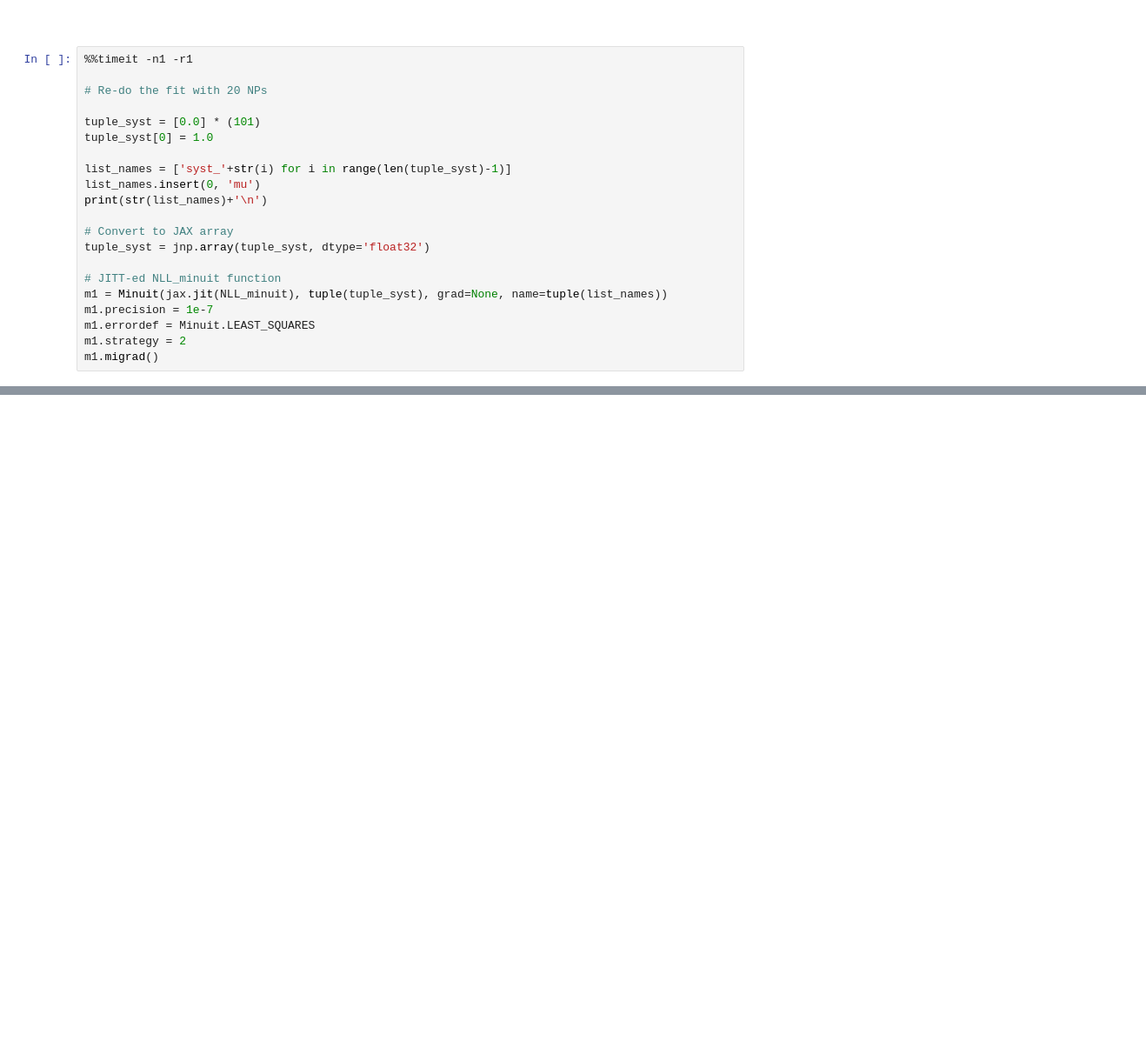
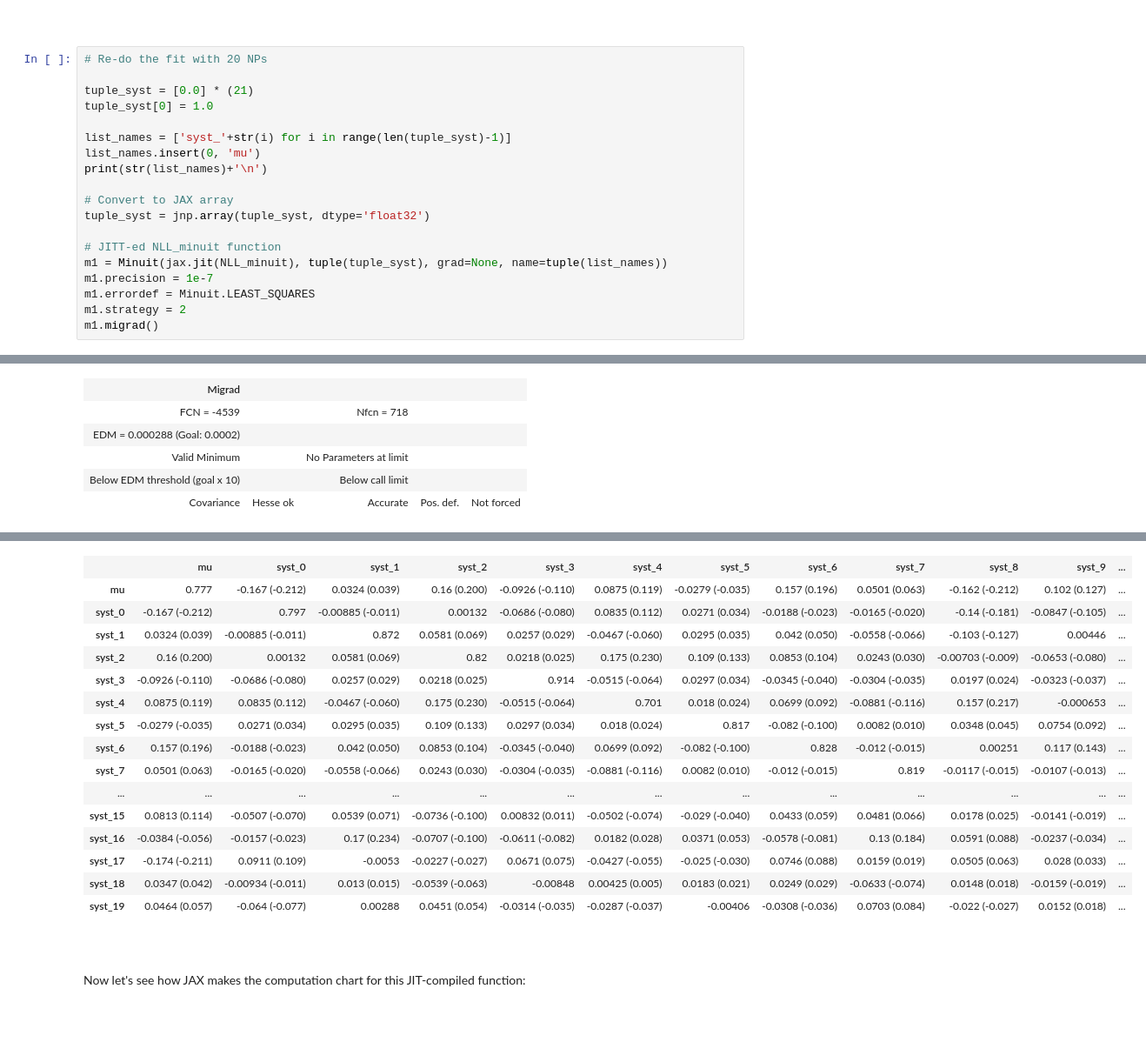
Before and after one commit to hsf-india-may2023/JAX_in_HEP, a Jupyter notebook: Exercise_3.ipynb, the cells around one changed output, grey strips where cells are left out. Shown at 87% size. Saved outputs shown, nothing was run; the diff lists cells and outputs as text; blank space fills up the shorter version.

```diff
--- a/Exercise_3.ipynb
+++ b/Exercise_3.ipynb
@@ -210,11 +194,9 @@ def NLL_minuit(param_array):
 # %% [markdown]
 <br>
 # %%
-%%timeit -n1 -r1
-
 # Re-do the fit with 20 NPs
 
-tuple_syst = [0.0] * (101)
+tuple_syst = [0.0] * (21)
 tuple_syst[0] = 1.0
 
 list_names = ['syst_'+str(i) for i in range(len(tuple_syst)-1)]
@@ -236,0 +217,6 @@ m1.migrad()
+| Migrad |  |  |  |  |
+| FCN = -4539 |  | Nfcn = 718 |  |  |
+| EDM = 0.000288 (Goal: 0.0002) |  |  |  |  |
+| Valid Minimum |  | No Parameters at limit |  |  |
+| Below EDM threshold (goal x 10) |  | Below call limit |  |  |
+| Covariance | Hesse ok | Accurate | Pos. def. | Not forced |
@@ -237,3 +239,23 @@ m1.migrad()
+|  | mu | syst_0 | syst_1 | syst_2 | syst_3 | syst_4 | syst_5 | syst_6 | syst_7 | syst_8 | syst_9 | ... |
+| mu | 0.777 | -0.167 (-0.212) | 0.0324 (0.039) | 0.16 (0.200) | -0.0926 (-0.110) | 0.0875 (0.119) | -0.0279 (-0.035) | 0.157 (0.196) | 0.0501 (0.063) | -0.162 (-0.212) | 0.102 (0.127) | ... |
+| syst_0 | -0.167 (-0.212) | 0.797 | -0.00885 (-0.011) | 0.00132 | -0.0686 (-0.080) | 0.0835 (0.112) | 0.0271 (0.034) | -0.0188 (-0.023) | -0.0165 (-0.020) | -0.14 (-0.181) | -0.0847 (-0.105) | ... |
+| syst_1 | 0.0324 (0.039) | -0.00885 (-0.011) | 0.872 | 0.0581 (0.069) | 0.0257 (0.029) | -0.0467 (-0.060) | 0.0295 (0.035) | 0.042 (0.050) | -0.0558 (-0.066) | -0.103 (-0.127) | 0.00446 | ... |
+| syst_2 | 0.16 (0.200) | 0.00132 | 0.0581 (0.069) | 0.82 | 0.0218 (0.025) | 0.175 (0.230) | 0.109 (0.133) | 0.0853 (0.104) | 0.0243 (0.030) | -0.00703 (-0.009) | -0.0653 (-0.080) | ... |
+| syst_3 | -0.0926 (-0.110) | -0.0686 (-0.080) | 0.0257 (0.029) | 0.0218 (0.025) | 0.914 | -0.0515 (-0.064) | 0.0297 (0.034) | -0.0345 (-0.040) | -0.0304 (-0.035) | 0.0197 (0.024) | -0.0323 (-0.037) | ... |
+| syst_4 | 0.0875 (0.119) | 0.0835 (0.112) | -0.0467 (-0.060) | 0.175 (0.230) | -0.0515 (-0.064) | 0.701 | 0.018 (0.024) | 0.0699 (0.092) | -0.0881 (-0.116) | 0.157 (0.217) | -0.000653 | ... |
+| syst_5 | -0.0279 (-0.035) | 0.0271 (0.034) | 0.0295 (0.035) | 0.109 (0.133) | 0.0297 (0.034) | 0.018 (0.024) | 0.817 | -0.082 (-0.100) | 0.0082 (0.010) | 0.0348 (0.045) | 0.0754 (0.092) | ... |
+| syst_6 | 0.157 (0.196) | -0.0188 (-0.023) | 0.042 (0.050) | 0.0853 (0.104) | -0.0345 (-0.040) | 0.0699 (0.092) | -0.082 (-0.100) | 0.828 | -0.012 (-0.015) | 0.00251 | 0.117 (0.143) | ... |
+| syst_7 | 0.0501 (0.063) | -0.0165 (-0.020) | -0.0558 (-0.066) | 0.0243 (0.030) | -0.0304 (-0.035) | -0.0881 (-0.116) | 0.0082 (0.010) | -0.012 (-0.015) | 0.819 | -0.0117 (-0.015) | -0.0107 (-0.013) | ... |
+| ... | ... | ... | ... | ... | ... | ... | ... | ... | ... | ... | ... | ... |
+| syst_15 | 0.0813 (0.114) | -0.0507 (-0.070) | 0.0539 (0.071) | -0.0736 (-0.100) | 0.00832 (0.011) | -0.0502 (-0.074) | -0.029 (-0.040) | 0.0433 (0.059) | 0.0481 (0.066) | 0.0178 (0.025) | -0.0141 (-0.019) | ... |
+| syst_16 | -0.0384 (-0.056) | -0.0157 (-0.023) | 0.17 (0.234) | -0.0707 (-0.100) | -0.0611 (-0.082) | 0.0182 (0.028) | 0.0371 (0.053) | -0.0578 (-0.081) | 0.13 (0.184) | 0.0591 (0.088) | -0.0237 (-0.034) | ... |
+| syst_17 | -0.174 (-0.211) | 0.0911 (0.109) | -0.0053 | -0.0227 (-0.027) | 0.0671 (0.075) | -0.0427 (-0.055) | -0.025 (-0.030) | 0.0746 (0.088) | 0.0159 (0.019) | 0.0505 (0.063) | 0.028 (0.033) | ... |
+| syst_18 | 0.0347 (0.042) | -0.00934 (-0.011) | 0.013 (0.015) | -0.0539 (-0.063) | -0.00848 | 0.00425 (0.005) | 0.0183 (0.021) | 0.0249 (0.029) | -0.0633 (-0.074) | 0.0148 (0.018) | -0.0159 (-0.019) | ... |
+| syst_19 | 0.0464 (0.057) | -0.064 (-0.077) | 0.00288 | 0.0451 (0.054) | -0.0314 (-0.035) | -0.0287 (-0.037) | -0.00406 | -0.0308 (-0.036) | 0.0703 (0.084) | -0.022 (-0.027) | 0.0152 (0.018) | ... |
 # %% [markdown]
 <br>
+# %% [markdown]
+Now let's see how JAX makes the computation chart for this JIT-compiled function:
+# %% [markdown]
+<br>
 # %%
```
Also changed, not shown: parts of 6 cells of this notebook, 3 other files.
